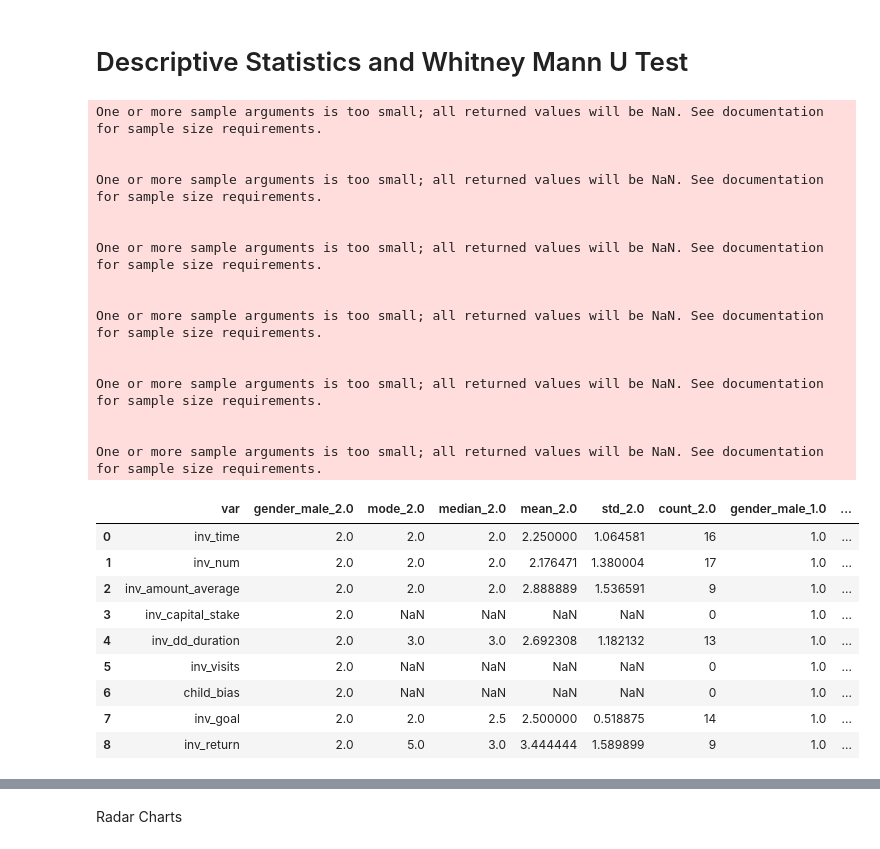
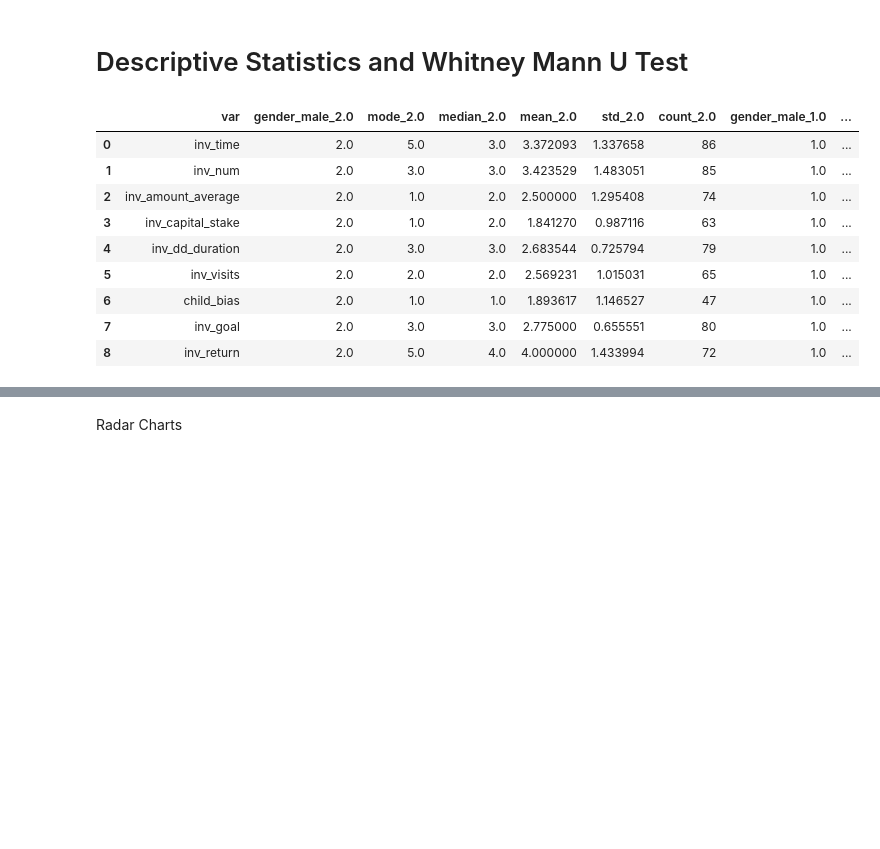
Before and after one commit to D2HStack/BAC4SHC, a Jupyter notebook: descriptive.ipynb, the cells around one changed output, grey strips where cells are left out. Cells and saved outputs as stored; diff of their text form; code cells hidden in the pictures; blank space fills up the shorter version.

```diff
--- a/descriptive.ipynb
+++ b/descriptive.ipynb
@@ -264,53 +264,40 @@ def des_stats_table(df, funcs, group_label, columns):
 # %%
 # Descriptive statistics
 # Gender
 import pandas as pd
 
 # Basic statistics
-# df=df_load
+df=df_load
 # df=df_load[df_load['survey']=='BA'] # BA only
-df=df_load[df_load['survey']=='CI'] # CI only
+# df=df_load[df_load['survey']=='CI'] # CI only
 
 funcs=[mode, 'median', 'mean', 'std', 'count',]
 group_label='gender_male'
 
+# Ordinal, not multiple options, not in gender
+# variable labels can be different for BAs and CIs
 columns=[]
 for col in COLS:
-    if (col in ORDINAL_COLS) & (not col in MUL_COLS) & (not col in GENDER_COLS):
+    if (
+        (col in ORDINAL_COLS)
+        & (not col in MUL_COLS)
+        & (not col in GENDER_COLS)
+    ):
         columns.append(col)
 
 df_results=des_stats_table(df, funcs, group_label, columns)
-display(df_results)
-# df_results.to_excel('assets/tables/des_stats_gender_all.xlsx', sheet_name='des_stats_gender_all')
-# df_results.to_excel('assets/tables/des_stats_gender_ba.xlsx', sheet_name='des_stats_gender_ba')
-# df_results.to_excel('assets/tables/des_stats_gender_ci.xlsx', sheet_name='des_stats_gender_ci')
+df_results
 # %% [output]
-One or more sample arguments is too small; all returned values will be NaN. See documentation for sample size requirements.
-
-
-One or more sample arguments is too small; all returned values will be NaN. See documentation for sample size requirements.
-
-
-One or more sample arguments is too small; all returned values will be NaN. See documentation for sample size requirements.
-
-
-One or more sample arguments is too small; all returned values will be NaN. See documentation for sample size requirements.
-
-
-One or more sample arguments is too small; all returned values will be NaN. See documentation for sample size requirements.
-
-
-One or more sample arguments is too small; all returned values will be NaN. See documentation for sample size requirements.
 |  | var | gender_male_2.0 | mode_2.0 | median_2.0 | mean_2.0 | std_2.0 | count_2.0 | gender_male_1.0 | ... |
-| 0 | inv_time | 2.0 | 2.0 | 2.0 | 2.250000 | 1.064581 | 16 | 1.0 | ... |
-| 1 | inv_num | 2.0 | 2.0 | 2.0 | 2.176471 | 1.380004 | 17 | 1.0 | ... |
-| 2 | inv_amount_average | 2.0 | 2.0 | 2.0 | 2.888889 | 1.536591 | 9 | 1.0 | ... |
-| 3 | inv_capital_stake | 2.0 | NaN | NaN | NaN | NaN | 0 | 1.0 | ... |
-| 4 | inv_dd_duration | 2.0 | 3.0 | 3.0 | 2.692308 | 1.182132 | 13 | 1.0 | ... |
-| 5 | inv_visits | 2.0 | NaN | NaN | NaN | NaN | 0 | 1.0 | ... |
-| 6 | child_bias | 2.0 | NaN | NaN | NaN | NaN | 0 | 1.0 | ... |
-| 7 | inv_goal | 2.0 | 2.0 | 2.5 | 2.500000 | 0.518875 | 14 | 1.0 | ... |
-| 8 | inv_return | 2.0 | 5.0 | 3.0 | 3.444444 | 1.589899 | 9 | 1.0 | ... |
+| 0 | inv_time | 2.0 | 5.0 | 3.0 | 3.372093 | 1.337658 | 86 | 1.0 | ... |
+| 1 | inv_num | 2.0 | 3.0 | 3.0 | 3.423529 | 1.483051 | 85 | 1.0 | ... |
+| 2 | inv_amount_average | 2.0 | 1.0 | 2.0 | 2.500000 | 1.295408 | 74 | 1.0 | ... |
+| 3 | inv_capital_stake | 2.0 | 1.0 | 2.0 | 1.841270 | 0.987116 | 63 | 1.0 | ... |
+| 4 | inv_dd_duration | 2.0 | 3.0 | 3.0 | 2.683544 | 0.725794 | 79 | 1.0 | ... |
+| 5 | inv_visits | 2.0 | 2.0 | 2.0 | 2.569231 | 1.015031 | 65 | 1.0 | ... |
+| 6 | child_bias | 2.0 | 1.0 | 1.0 | 1.893617 | 1.146527 | 47 | 1.0 | ... |
+| 7 | inv_goal | 2.0 | 3.0 | 3.0 | 2.775000 | 0.655551 | 80 | 1.0 | ... |
+| 8 | inv_return | 2.0 | 5.0 | 4.0 | 4.000000 | 1.433994 | 72 | 1.0 | ... |
 # %%
 # Descriptive statistics
 # Investor type
```
Also changed, not shown: parts of 9 cells of this notebook, 1 other file.
